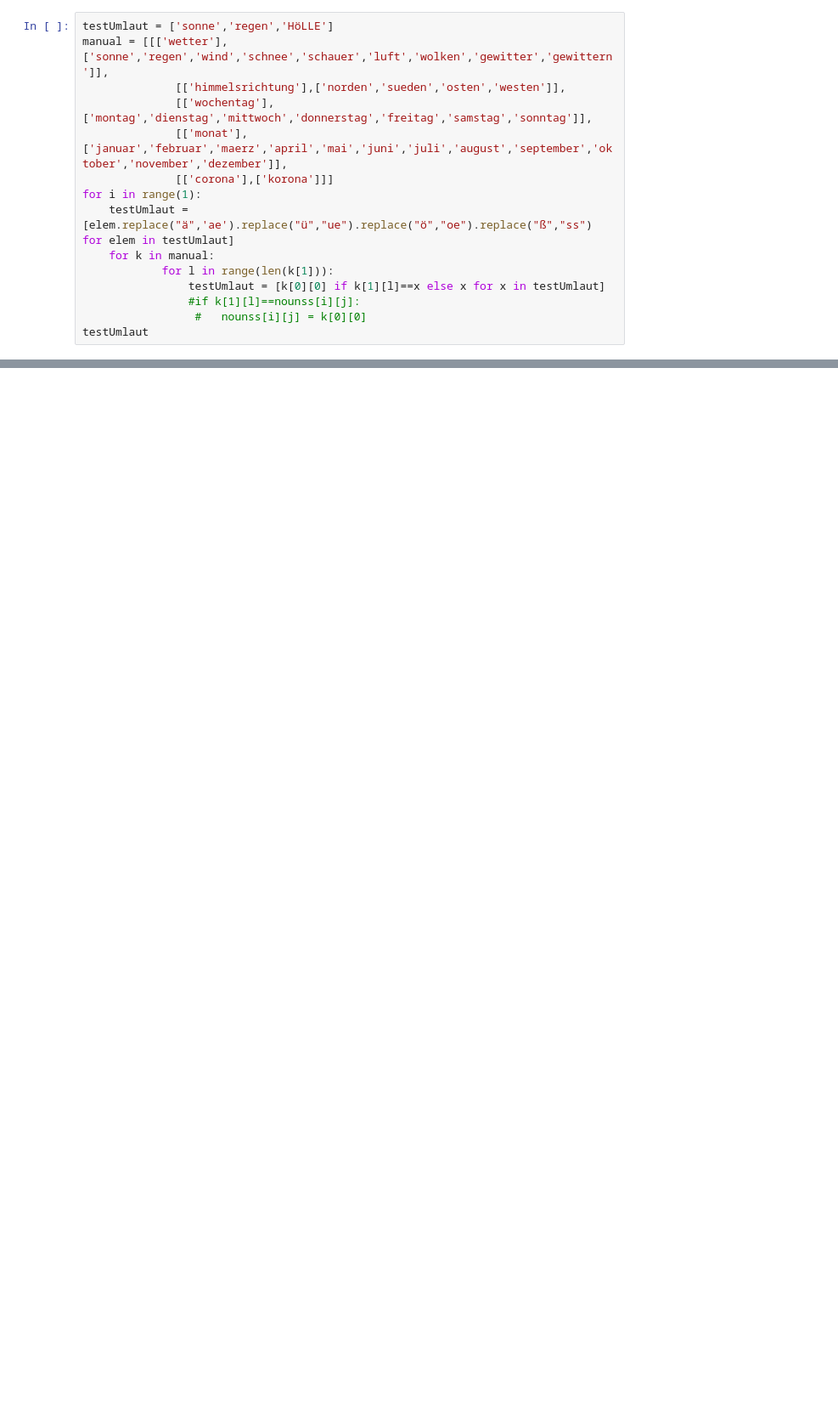
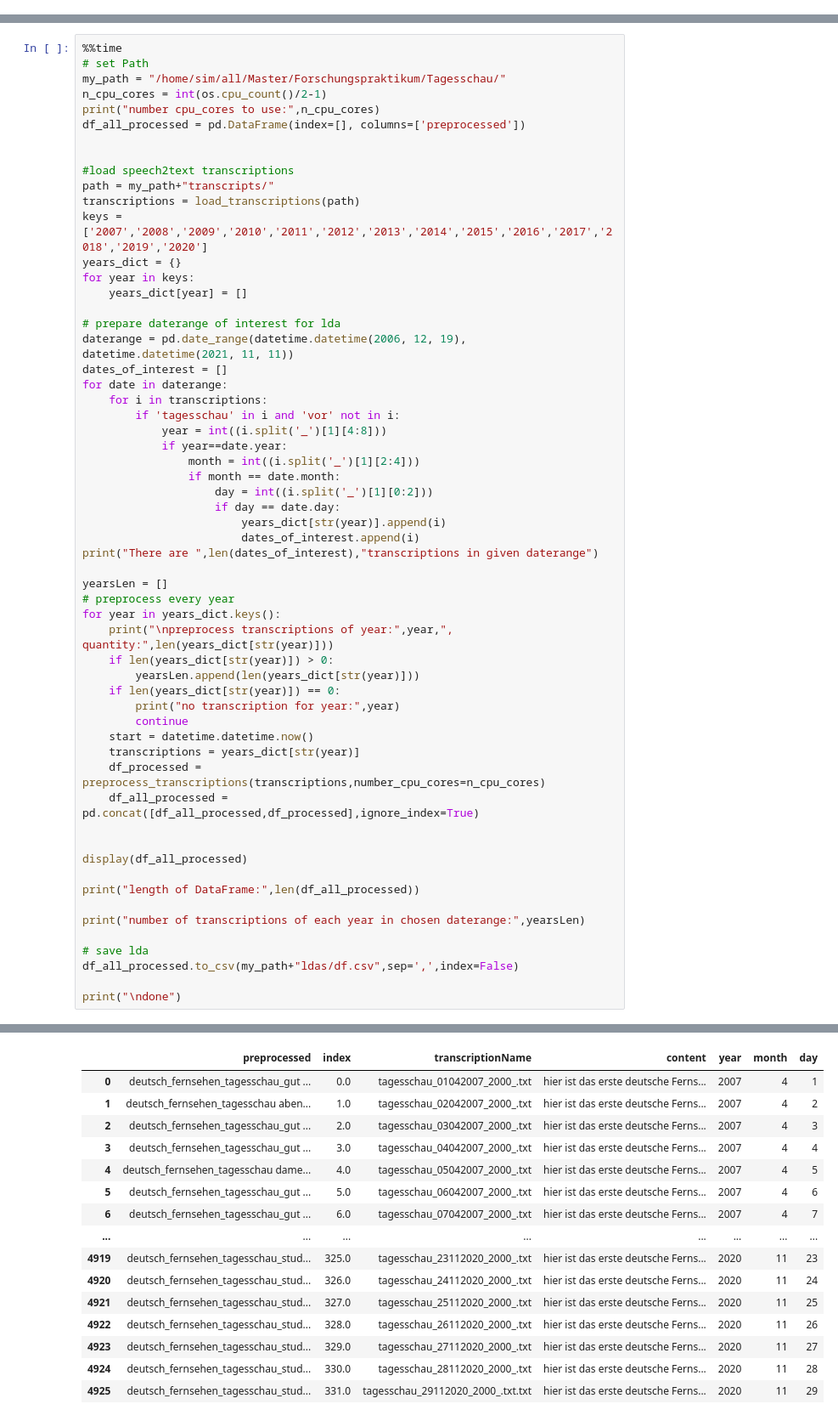
Before and after one commit to timurbachschi/Topic-Analysis-for-Tagesschau-data, a Jupyter notebook: topicModeling.ipynb, the cells around one changed output, grey strips where cells are left out. Shown at 85% size. Drawn from its saved outputs; the diff is of its cells as text; blank space fills up the shorter version.

```diff
--- a/topicModeling.ipynb
+++ b/topicModeling.ipynb
@@ -1233,15 +0,0 @@ for year in years_dict.keys():
-# %%
-testUmlaut = ['sonne','regen','HöLLE']
-manual = [[['wetter'],['sonne','regen','wind','schnee','schauer','luft','wolken','gewitter','gewittern']],
-              [['himmelsrichtung'],['norden','sueden','osten','westen']],
-              [['wochentag'],['montag','dienstag','mittwoch','donnerstag','freitag','samstag','sonntag']],
-              [['monat'],['januar','februar','maerz','april','mai','juni','juli','august','september','oktober','november','dezember']],
-              [['corona'],['korona']]]
-for i in range(1):
-    testUmlaut = [elem.replace("ä",'ae').replace("ü","ue").replace("ö","oe").replace("ß","ss") for elem in testUmlaut]
-    for k in manual:
-            for l in range(len(k[1])):
-                testUmlaut = [k[0][0] if k[1][l]==x else x for x in testUmlaut]
-                #if k[1][l]==nounss[i][j]:
-                 #   nounss[i][j] = k[0][0]
-testUmlaut
@@ -1281,0 +146,59 @@ display(testDF)
+# %%
+%%time
+# set Path
+my_path = "/home/sim/all/Master/Forschungspraktikum/Tagesschau/"
+n_cpu_cores = int(os.cpu_count()/2-1)
+print("number cpu_cores to use:",n_cpu_cores)
+df_all_processed = pd.DataFrame(index=[], columns=['preprocessed'])
+
+
+#load speech2text transcriptions
+path = my_path+"transcripts/"
+transcriptions = load_transcriptions(path)
+keys = ['2007','2008','2009','2010','2011','2012','2013','2014','2015','2016','2017','2018','2019','2020']
+years_dict = {}
+for year in keys:
+    years_dict[year] = []
+
+# prepare daterange of interest for lda
+daterange = pd.date_range(datetime.datetime(2006, 12, 19), datetime.datetime(2021, 11, 11))
+dates_of_interest = []
+for date in daterange:
+    for i in transcriptions:
+        if 'tagesschau' in i and 'vor' not in i:
+            year = int((i.split('_')[1][4:8]))
+            if year==date.year:
+                month = int((i.split('_')[1][2:4]))
+                if month == date.month:
+                    day = int((i.split('_')[1][0:2]))
+                    if day == date.day:
+                        years_dict[str(year)].append(i)
+                        dates_of_interest.append(i)
+print("There are ",len(dates_of_interest),"transcriptions in given daterange")
+
+yearsLen = []
+# preprocess every year
+for year in years_dict.keys():
+    print("\npreprocess transcriptions of year:",year,", quantity:",len(years_dict[str(year)]))
+    if len(years_dict[str(year)]) > 0:
+        yearsLen.append(len(years_dict[str(year)]))
+    if len(years_dict[str(year)]) == 0:
+        print("no transcription for year:",year)
+        continue
+    start = datetime.datetime.now()
+    transcriptions = years_dict[str(year)]
+    df_processed = preprocess_transcriptions(transcriptions,number_cpu_cores=n_cpu_cores)
+    df_all_processed = pd.concat([df_all_processed,df_processed],ignore_index=True)
+
+
+display(df_all_processed)
+
+print("length of DataFrame:",len(df_all_processed))
+
+print("number of transcriptions of each year in chosen daterange:",yearsLen)
+
+# save lda
+df_all_processed.to_csv(my_path+"ldas/df.csv",sep=',',index=False)
+
+print("\ndone")
+# %% [output]
@@ -1281,0 +222,16 @@ display(testDF)
+|  | preprocessed | index | transcriptionName | content | year | month | day |
+| 0 | deutsch_fernsehen_tagesschau_gut ... | 0.0 | tagesschau_01042007_2000_.txt | hier ist das erste deutsche Ferns... | 2007 | 4 | 1 |
+| 1 | deutsch_fernsehen_tagesschau aben... | 1.0 | tagesschau_02042007_2000_.txt | hier ist das erste deutsche Ferns... | 2007 | 4 | 2 |
+| 2 | deutsch_fernsehen_tagesschau_gut ... | 2.0 | tagesschau_03042007_2000_.txt | hier ist das erste deutsche Ferns... | 2007 | 4 | 3 |
+| 3 | deutsch_fernsehen_tagesschau_gut ... | 3.0 | tagesschau_04042007_2000_.txt | hier ist das erste deutsche Ferns... | 2007 | 4 | 4 |
+| 4 | deutsch_fernsehen_tagesschau dame... | 4.0 | tagesschau_05042007_2000_.txt | hier ist das erste deutsche Ferns... | 2007 | 4 | 5 |
+| 5 | deutsch_fernsehen_tagesschau_gut ... | 5.0 | tagesschau_06042007_2000_.txt | hier ist das erste deutsche Ferns... | 2007 | 4 | 6 |
+| 6 | deutsch_fernsehen_tagesschau_gut ... | 6.0 | tagesschau_07042007_2000_.txt | hier ist das erste deutsche Ferns... | 2007 | 4 | 7 |
+| ... | ... | ... | ... | ... | ... | ... | ... |
+| 4919 | deutsch_fernsehen_tagesschau_stud... | 325.0 | tagesschau_23112020_2000_.txt | hier ist das erste deutsche Ferns... | 2020 | 11 | 23 |
+| 4920 | deutsch_fernsehen_tagesschau_stud... | 326.0 | tagesschau_24112020_2000_.txt | hier ist das erste deutsche Ferns... | 2020 | 11 | 24 |
+| 4921 | deutsch_fernsehen_tagesschau_stud... | 327.0 | tagesschau_25112020_2000_.txt | hier ist das erste deutsche Ferns... | 2020 | 11 | 25 |
+| 4922 | deutsch_fernsehen_tagesschau_stud... | 328.0 | tagesschau_26112020_2000_.txt | hier ist das erste deutsche Ferns... | 2020 | 11 | 26 |
+| 4923 | deutsch_fernsehen_tagesschau_stud... | 329.0 | tagesschau_27112020_2000_.txt | hier ist das erste deutsche Ferns... | 2020 | 11 | 27 |
+| 4924 | deutsch_fernsehen_tagesschau_stud... | 330.0 | tagesschau_28112020_2000_.txt | hier ist das erste deutsche Ferns... | 2020 | 11 | 28 |
+| 4925 | deutsch_fernsehen_tagesschau_stud... | 331.0 | tagesschau_29112020_2000_.txt.txt | hier ist das erste deutsche Ferns... | 2020 | 11 | 29 |
```
Also changed, not shown: parts of 52 cells of this notebook.
